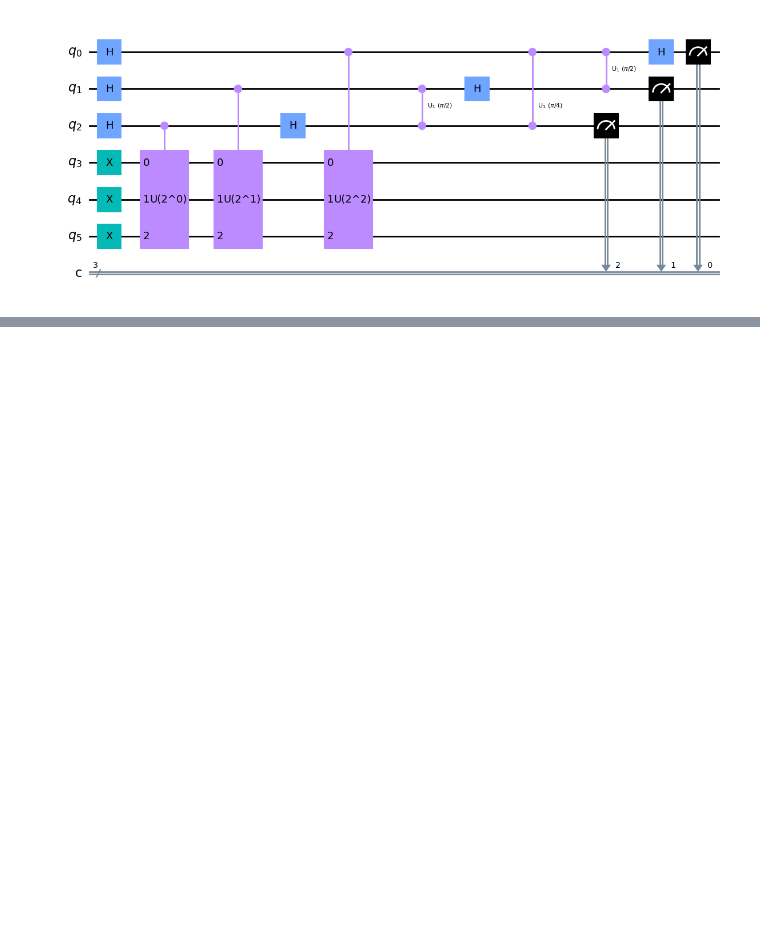
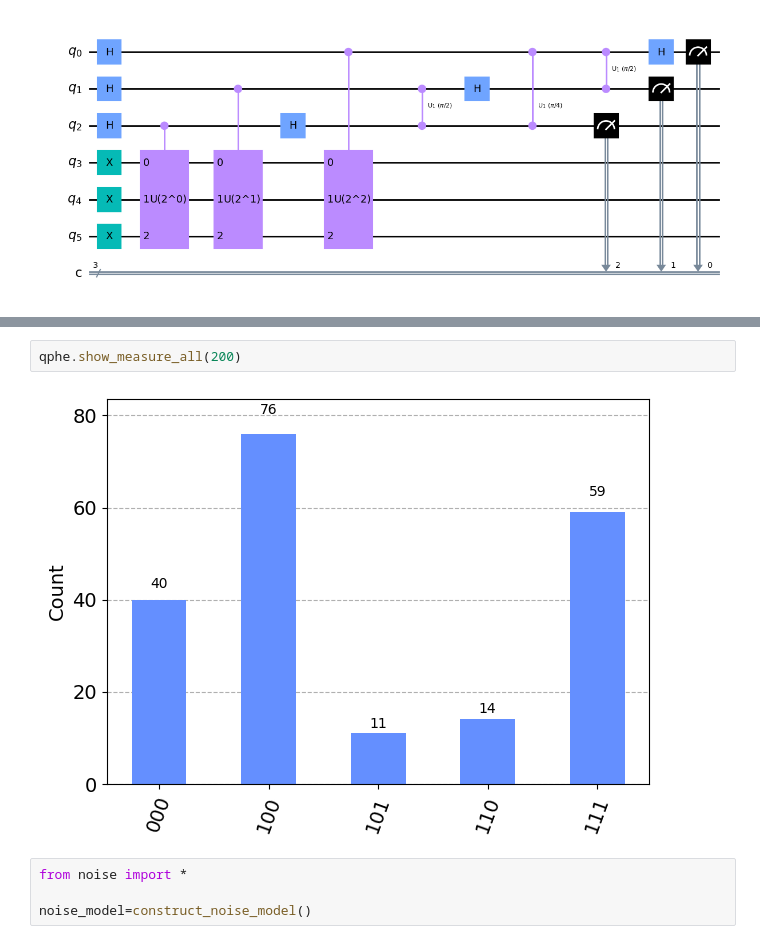
Before and after one commit to QuBruin/DynamicCircuit, a Jupyter notebook: test.ipynb, the cells around one changed output, grey strips where cells are left out. Cells and saved outputs as stored; diff of their text form; blank space fills up the shorter version.

Commit message:
Add noise model simulation.

```diff
--- a/test.ipynb
+++ b/test.ipynb
@@ -15,0 +20,8 @@ circuit.draw(output='mpl')
+# %%
+qphe.show_measure_all(200)
+# %% [output]
+[figure, added]
+# %%
+from noise import *
+
+noise_model=construct_noise_model()
```
Also changed, not shown: parts of 2 cells of this notebook, 2 other files.
